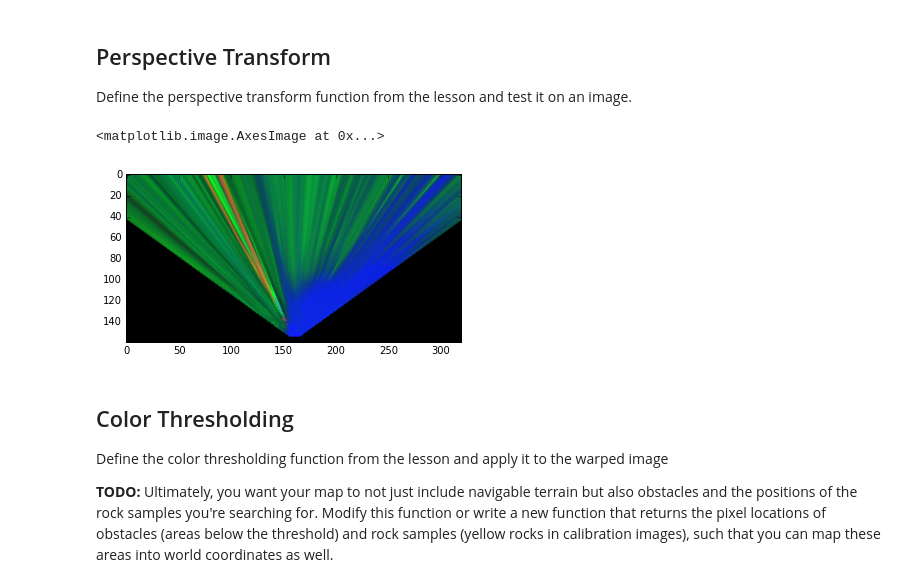
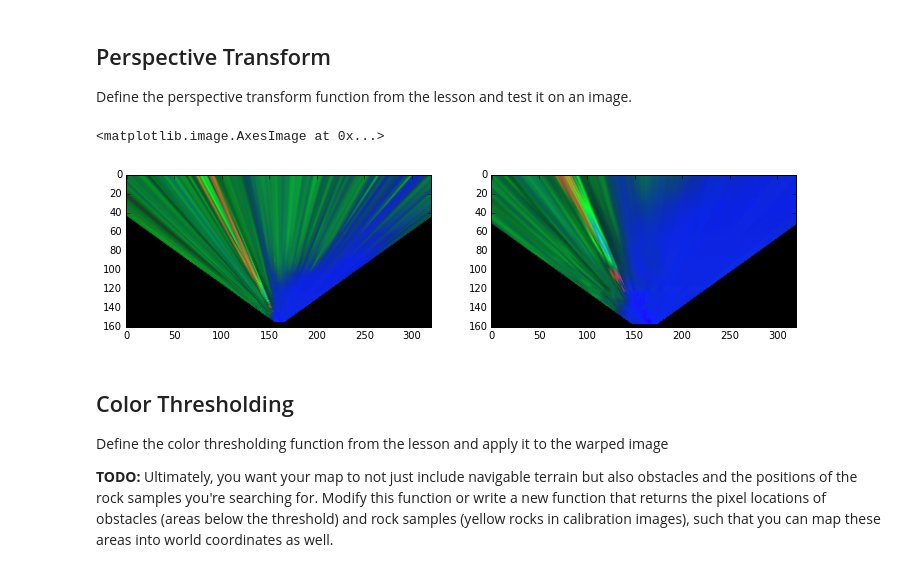
Before and after one commit to Heych88/udacity-RoboND-Rover-Project, a Jupyter notebook: code/Rover_Project_Test_Notebook.ipynb, the cells around one changed output. Cells and saved outputs as stored; diff of their text form; code cells hidden in the pictures.

```diff
--- a/code/Rover_Project_Test_Notebook.ipynb
+++ b/code/Rover_Project_Test_Notebook.ipynb
@@ -94,13 +94,28 @@
                   [image.shape[1]/2 + dst_size, image.shape[0] - bottom_offset],
                   [image.shape[1]/2 + dst_size, image.shape[0] - 2*dst_size - bottom_offset],
                   [image.shape[1]/2 - dst_size, image.shape[0] - 2*dst_size - bottom_offset],
                   ])
+height, width = np.shape(image)[:2]
+dst_size = 15
+
+dest = np.float32([[width/2 - dst_size, height - bottom_offset],
+                      [width/2 + dst_size, height - bottom_offset],
+                      [width/2 + dst_size, height - 2*dst_size - bottom_offset],
+                      [width/2 - dst_size, height - 2*dst_size - bottom_offset],
+                      ])
+
 warped = perspect_transform(rock_img, source, destination)
+war = perspect_transform(rock_img, source, dest)
+fig = plt.figure(figsize=(12,9))
+plt.subplot(121)
 plt.imshow(warped)
+plt.subplot(122)
+plt.imshow(war)
+
 #scipy.misc.imsave('../output/warped_example.jpg', warped)
 # %% [output]
 <matplotlib.image.AxesImage at 0x...>
-[figure, old version]
+[figure, new version]
 # %% [markdown]
 ## Color Thresholding
 Define the color thresholding function from the lesson and apply it to the warped image
```
Also changed, not shown: 1 other file.
